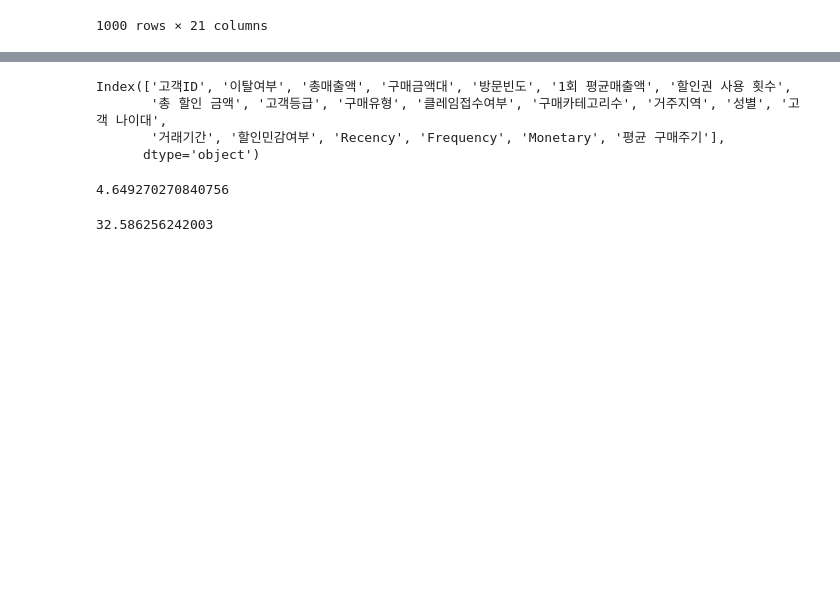
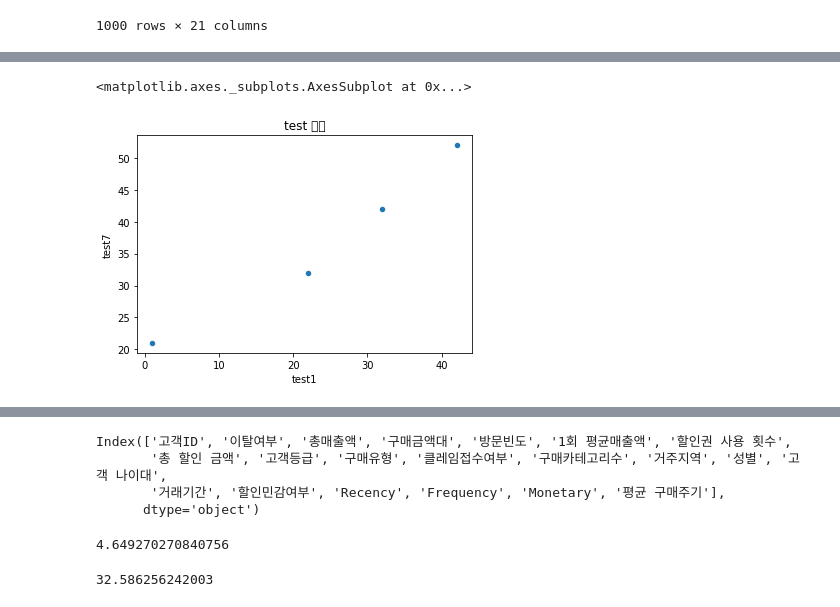
Before and after one commit to enosung/ubion, a Jupyter notebook: 유비온_2번째주_수업02(01월02일~01월09일).ipynb, the cells around one changed output, grey strips where cells are left out. Cells and saved outputs as stored; diff of their text form; code cells hidden in the pictures; blank space fills up the shorter version.

```diff
--- a/유비온_2번째주_수업02(01월02일~01월09일).ipynb
+++ b/유비온_2번째주_수업02(01월02일~01월09일).ipynb
@@ -941,0 +1044,7 @@ WARNING:matplotlib.legend:No handles with labels found to put in legend.
+# %%
+h = pd.DataFrame({'test1' : [1,2,3,4 ], 'test2' : [15,12,13,14], 'test3' : [151,112,113,114], 'test4' : [25,32,42,52]})
+j = pd.DataFrame({'test1' : [1,22,32,42 ], 'test5' : [11,12,13,14], 'test6' : [111,112,113,114], 'test7' : [21,32,42,52]})
+k = h.append(j)
+print(type(k))
+k
+# append 함수는 모두 출력하고 없는 결과값은 NaN 출력
@@ -941,0 +1095,5 @@ WARNING:matplotlib.legend:No handles with labels found to put in legend.
+# %%
+k.plot.scatter(x = "test1", y = "test7", title = "test 빈도")
+# %% [output]
+<matplotlib.axes._subplots.AxesSubplot at 0x...>
+[figure, added]
```
Also changed, not shown: parts of 126 cells of this notebook.
